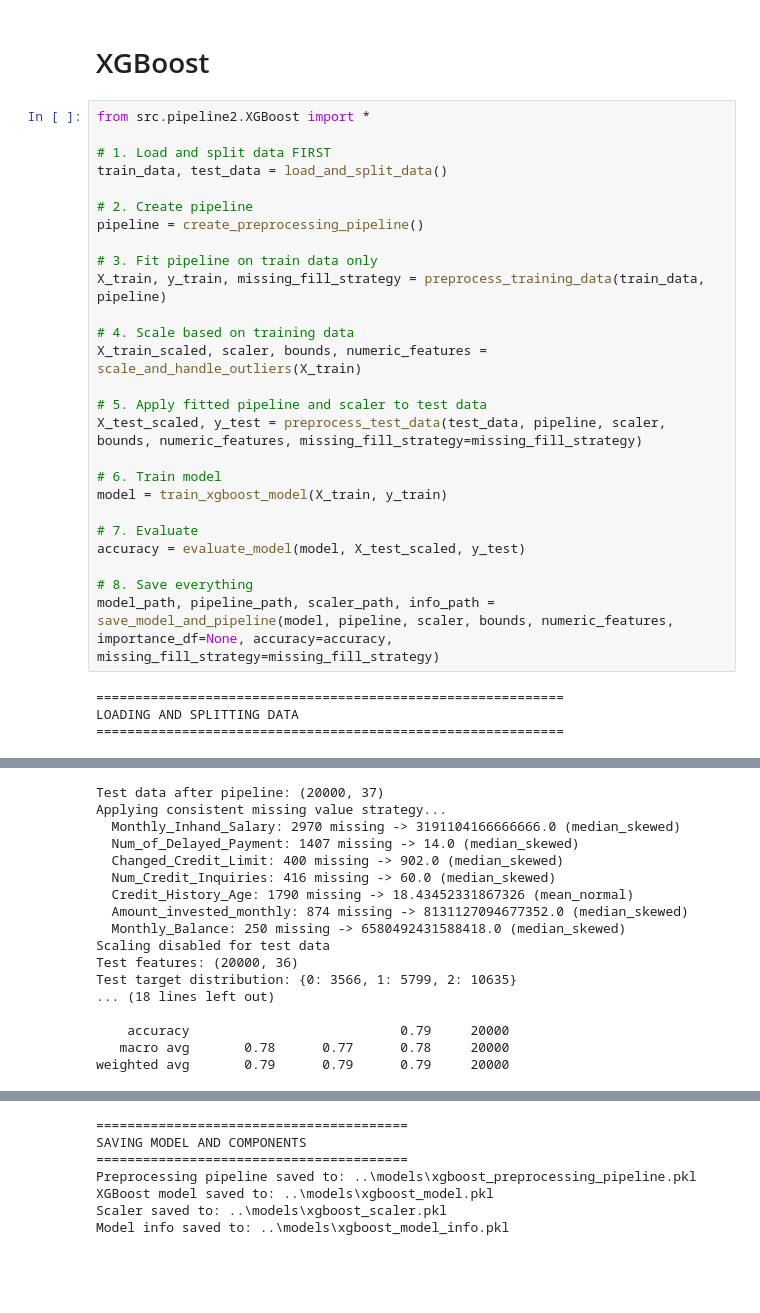
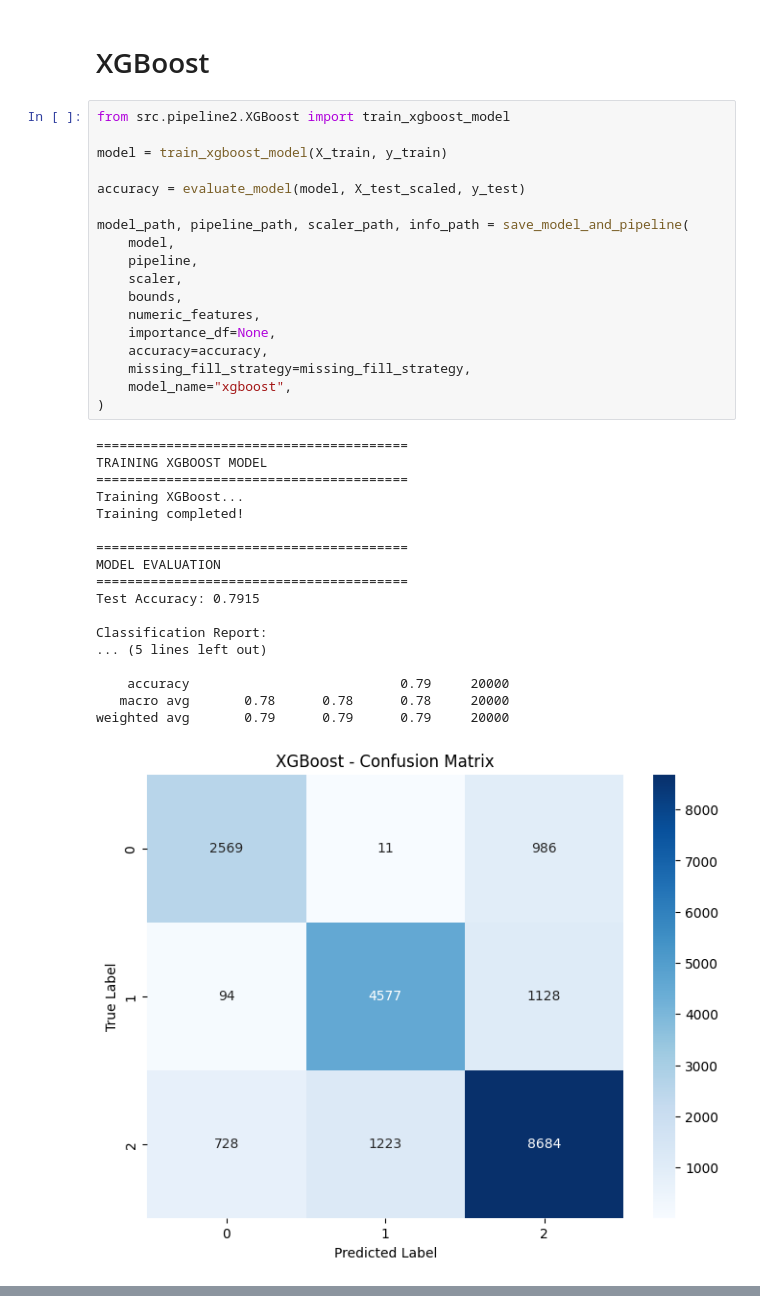
Before and after one commit to ThuongHong/Credit_Score_Prediction, a Jupyter notebook: notebooks/pipeline2.ipynb, the cells around one changed output, grey strips where cells are left out. Cells and saved outputs as stored; diff of their text form; blank space fills up the shorter version.

```diff
--- a/notebooks/pipeline2.ipynb
+++ b/notebooks/pipeline2.ipynb
@@ -10,32 +66,39 @@ if project_root not in sys.path:
 # %% [markdown]
 # XGBoost
 # %%
-from src.pipeline2.XGBoost import *
+from src.pipeline2.XGBoost import train_xgboost_model
 
-# 1. Load and split data FIRST
-train_data, test_data = load_and_split_data()
-
-# 2. Create pipeline
-pipeline = create_preprocessing_pipeline()
-
-# 3. Fit pipeline on train data only
-X_train, y_train, missing_fill_strategy = preprocess_training_data(train_data, pipeline)
-
-# 4. Scale based on training data
-X_train_scaled, scaler, bounds, numeric_features = scale_and_handle_outliers(X_train)
-
-# 5. Apply fitted pipeline and scaler to test data
-X_test_scaled, y_test = preprocess_test_data(test_data, pipeline, scaler, bounds, numeric_features, missing_fill_strategy=missing_fill_strategy)
-
-# 6. Train model
 model = train_xgboost_model(X_train, y_train)
 
-# 7. Evaluate
 accuracy = evaluate_model(model, X_test_scaled, y_test)
 
-# 8. Save everything
-model_path, pipeline_path, scaler_path, info_path = save_model_and_pipeline(model, pipeline, scaler, bounds, numeric_features, importance_df=None, accuracy=accuracy, missing_fill_strategy=missing_fill_strategy)
+model_path, pipeline_path, scaler_path, info_path = save_model_and_pipeline(
+    model,
+    pipeline,
+    scaler,
+    bounds,
+    numeric_features,
+    importance_df=None,
+    accuracy=accuracy,
+    missing_fill_strategy=missing_fill_strategy,
+    model_name="xgboost",
+)
 # %% [output]
-============================================================
-LOADING AND SPLITTING DATA
-============================================================
+========================================
+TRAINING XGBOOST MODEL
+========================================
+Training XGBoost...
+Training completed!
+
+========================================
+MODEL EVALUATION
+========================================
+Test Accuracy: 0.7915
+
+Classification Report:
+... (5 lines left out)
+
+    accuracy                           0.79     20000
+   macro avg       0.78      0.78      0.78     20000
+weighted avg       0.79      0.79      0.79     20000
+[figure]
@@ -59,17 +111,0 @@ PREPROCESSING TEST DATA
-Test data after pipeline: (20000, 37)
-Applying consistent missing value strategy...
-  Monthly_Inhand_Salary: 2970 missing -> 3191104166666666.0 (median_skewed)
-  Num_of_Delayed_Payment: 1407 missing -> 14.0 (median_skewed)
-  Changed_Credit_Limit: 400 missing -> 902.0 (median_skewed)
-  Num_Credit_Inquiries: 416 missing -> 60.0 (median_skewed)
-  Credit_History_Age: 1790 missing -> 18.43452331867326 (mean_normal)
-  Amount_invested_monthly: 874 missing -> 8131127094677352.0 (median_skewed)
-  Monthly_Balance: 250 missing -> 6580492431588418.0 (median_skewed)
-Scaling disabled for test data
-Test features: (20000, 36)
-Test target distribution: {0: 3566, 1: 5799, 2: 10635}
-... (18 lines left out)
-
-    accuracy                           0.79     20000
-   macro avg       0.78      0.77      0.78     20000
-weighted avg       0.79      0.79      0.79     20000
@@ -77,7 +111,0 @@ weighted avg       0.79      0.79      0.79     20000
-========================================
-SAVING MODEL AND COMPONENTS
-========================================
-Preprocessing pipeline saved to: ..\models\xgboost_preprocessing_pipeline.pkl
-XGBoost model saved to: ..\models\xgboost_model.pkl
-Scaler saved to: ..\models\xgboost_scaler.pkl
-Model info saved to: ..\models\xgboost_model_info.pkl
```
Also changed, not shown: parts of 10 cells of this notebook, 5 other files.
